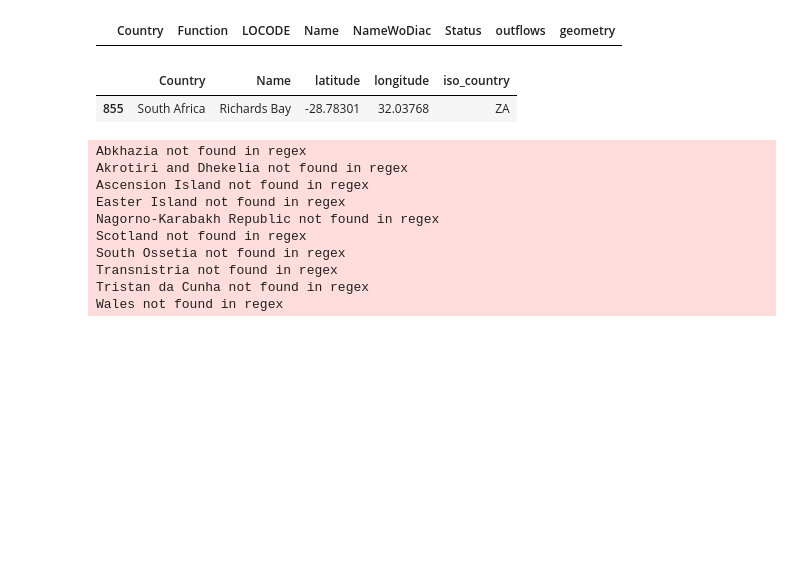
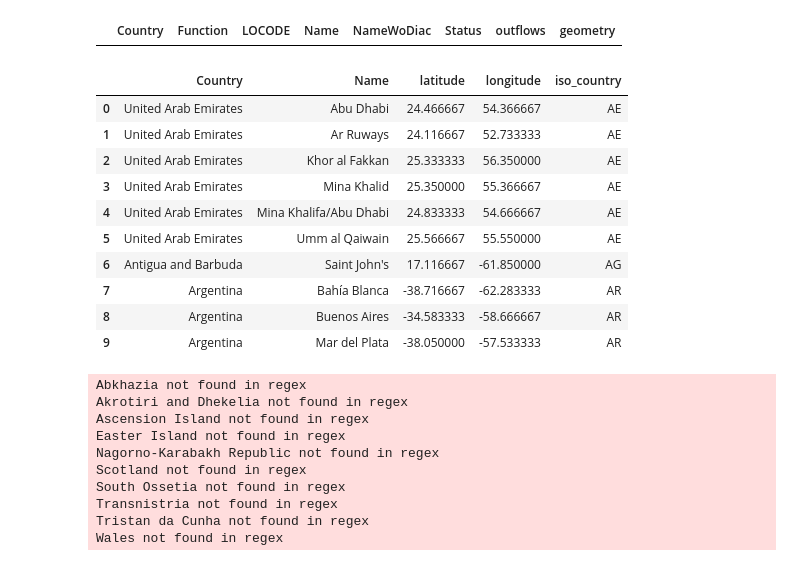
Before and after one commit to nakulBageja/Pharma-Scope-3, a Jupyter notebook: Get_Location.ipynb, the cells around one changed output. Cells and saved outputs as stored; diff of their text form; code cells hidden in the pictures; blank space fills up the shorter version.

```diff
--- a/Get_Location.ipynb
+++ b/Get_Location.ipynb
@@ -50,10 +50,19 @@ ports_df['longitude'] = ports_df.geometry.apply(lambda p: p.x)
 ports_df.drop(['geometry'], axis=1,inplace=True)
 ports_df['iso_country'] = coco.convert(ports_df['Country'],to='ISO2', not_found=None)
 # %%
-ports_df[ports_df['latitude'] == -28.78301]
+ports_df.head(10)
 # %% [output]
 |  | Country | Name | latitude | longitude | iso_country |
-| 855 | South Africa | Richards Bay | -28.78301 | 32.03768 | ZA |
+| 0 | United Arab Emirates | Abu Dhabi | 24.466667 | 54.366667 | AE |
+| 1 | United Arab Emirates | Ar Ruways | 24.116667 | 52.733333 | AE |
+| 2 | United Arab Emirates | Khor al Fakkan | 25.333333 | 56.350000 | AE |
+| 3 | United Arab Emirates | Mina Khalid | 25.350000 | 55.366667 | AE |
+| 4 | United Arab Emirates | Mina Khalifa/Abu Dhabi | 24.833333 | 54.666667 | AE |
+| 5 | United Arab Emirates | Umm al Qaiwain | 25.566667 | 55.550000 | AE |
+| 6 | Antigua and Barbuda | Saint John's | 17.116667 | -61.850000 | AG |
+| 7 | Argentina | Bahía Blanca | -38.716667 | -62.283333 | AR |
+| 8 | Argentina | Buenos Aires | -34.583333 | -58.666667 | AR |
+| 9 | Argentina | Mar del Plata | -38.050000 | -57.533333 | AR |
 # %%
 # Getting airports data
 raw_airport_df = pd.read_csv('Data/airports.csv')
```
Also changed, not shown: parts of 3 cells of this notebook, 3 other files.
